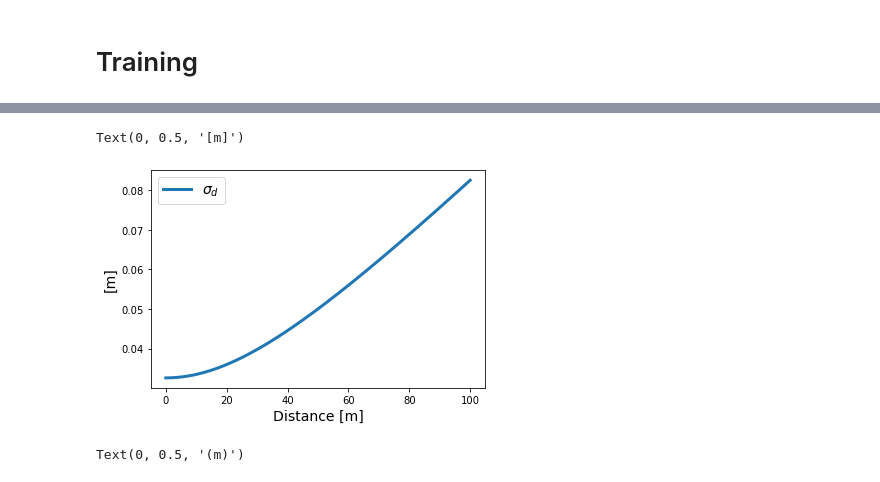
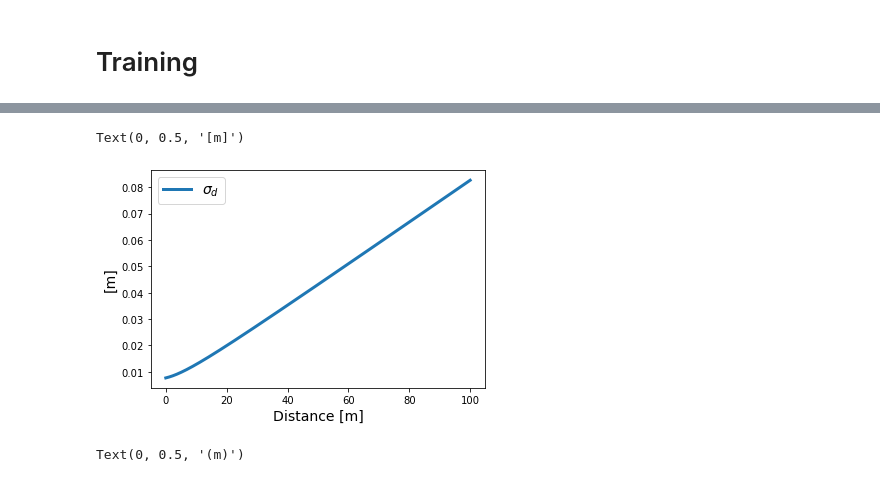
Before and after one commit to YueYao-bot/Waymo_Motion_Analyse, a Jupyter notebook: agt_traj_analyse.ipynb, the cells around one changed output, grey strips where cells are left out. Cells and saved outputs as stored; diff of their text form; code cells hidden in the pictures.

```diff
--- a/agt_traj_analyse.ipynb
+++ b/agt_traj_analyse.ipynb
@@ -282,8 +283,8 @@ print(times.shape, agt_traj.shape, d_norm.shape, theta.shape, R_ego_to_map.shape
 # %% [markdown]
 # Training
 # %%
-def build_mvn(alpha, beta_d, beta_theta, phi_t, phi_d, d_norm, theta, R, num_points):
-    def mvn_agt(alpha, beta_d, beta_theta, phi_t, phi_d, d_norm, theta, R):
+def build_mvn(alpha, beta_d, beta_theta, beta_const, phi_t, phi_d, d_norm, theta, R, num_points):
+    def mvn_agt(alpha, beta_d, beta_theta, beta_const, phi_t, phi_d, d_norm, theta, R):
         var_d = tf.squeeze(phi_d @ tf.math.softplus(beta_d))
         var_theta =  tf.math.softplus(beta_theta)
 
@@ -295,19 +296,20 @@ def build_mvn(alpha, beta_d, beta_theta, phi_t, phi_d, d_norm, theta, R, num_poi
         b_lon_lat_by_diag = tf.experimental.numpy.kron(by_eye, tf.linalg.diag(var_lon_lat))
 
         b_lon_lat_diag = tf.linalg.diag(tf.concat([var_lon_lon, var_lat_lat], axis = 1))
-        b_lon_lat = b_lon_lat_diag + b_lon_lat_by_diag
+        b_diag_const = tf.eye((2* num_points), dtype=tf.float64) * tf.math.softplus(beta_const)
+        b_lon_lat = b_lon_lat_diag + b_lon_lat_by_diag + b_diag_const
 
-        cov = R @ b_lon_lat @ tf.transpose(R, perm=[0, 2, 1]) + (phi_t @ alpha )  @ (tf.transpose(phi_t @ alpha, perm=[0, 2, 1]))# + tf.eye(2*num_points, dtype=tf.float64) * 1e-4
+        cov = R @ b_lon_lat @ tf.transpose(R, perm=[0, 2, 1]) + (phi_t @ alpha )  @ (tf.transpose(phi_t @ alpha, perm=[0, 2, 1]))
 
         return tfd.MultivariateNormalTriL(loc=tf.zeros((2* num_points), dtype = tf.float64), scale_tril=tf.linalg.cholesky(cov))
 
 
-    return tfp.experimental.util.DeferredModule(build_fn=mvn_agt, alpha=alpha, beta_d=beta_d, beta_theta=beta_theta,
+    return tfp.experimental.util.DeferredModule(build_fn=mvn_agt, alpha=alpha, beta_d=beta_d, beta_theta=beta_theta, beta_const = beta_const,
                                                 phi_t = phi_t, phi_d=phi_d, d_norm=d_norm, theta = theta, R=R)
 # %%
 def compute_AIC_BIC(nll, deg, num_points):
     # Compute bayesian information criterion
-    degree_of_freedom = 4 + (2*deg)*(2*(deg)+1) / 2
+    degree_of_freedom = 5 + (2*deg)*(2*(deg)+1) / 2
     bic_score = nll + 0.5 * np.log(num_points) * degree_of_freedom
 
     # Compute Akaike information criterion
@@ -315,9 +317,9 @@ def compute_AIC_BIC(nll, deg, num_points):
 
     return aic_score, bic_score
 # %%
-def train(alpha, beta_d, beta_theta, opti, data_loader, epochs = 100, model_losses = [], tf_summary_writer = None, verbose = False, early_stop = True):
+def train(alpha, beta_d, beta_theta, beta_const, opti, data_loader, epochs = 100, model_losses = [], tf_summary_writer = None, verbose = False, early_stop = True):
     best_alpha = None
-    best_beta_d, best_beta_theta = None, None
+    best_beta_d, best_beta_theta, best_beta_const = None, None, None
     best_epoch_loss = np.inf
     best_epoch = 0
     t_scale_factor = (num_points_in_one_traj-1) / 10 # The time duration of one trajectory
@@ -342,7 +344,7 @@ def train(alpha, beta_d, beta_theta, opti, data_loader, epochs = 100, model_loss
             theta_samples = tf.cast(theta_samples, dtype = tf.float64)
             agt_traj_samples = tf.cast(agt_traj_samples, dtype = tf.float64)
 
-            mvn_test = build_mvn(alpha=alpha, beta_d=beta_d, beta_theta=beta_theta, phi_t=phi_t_kron,
+            mvn_test = build_mvn(alpha=alpha, beta_d=beta_d, beta_theta=beta_theta, beta_const=beta_const, phi_t=phi_t_kron,
                                  phi_d=phi_d, d_norm = d_norm_samples, theta=theta_samples, R=R, num_points=num_points_in_one_traj)
 
             batch_loss = fit_distribution(mvn_test, agt_traj_samples, optimizer, epoch)
@@ -358,7 +360,7 @@ def train(alpha, beta_d, beta_theta, opti, data_loader, epochs = 100, model_loss
         if epoch_loss < best_epoch_loss:
             best_epoch_loss = epoch_loss
             best_epoch = epoch
-            best_alpha, best_beta_d, best_beta_theta = deepcopy(alpha), deepcopy(beta_d), deepcopy(beta_theta)
+            best_alpha, best_beta_d, best_beta_theta,  best_beta_const= deepcopy(alpha), deepcopy(beta_d), deepcopy(beta_theta), deepcopy(beta_const)
 
         model_losses.append(epoch_loss)
 
@@ -381,7 +383,7 @@ def train(alpha, beta_d, beta_theta, opti, data_loader, epochs = 100, model_loss
             #print(np.diag(A_est))
             #print('Rank: ', np.linalg.matrix_rank(mvn_test.covariance()))
 
-    return best_epoch_loss, best_epoch, best_alpha, best_beta_d, best_beta_theta
+    return best_epoch_loss, best_epoch, best_alpha, best_beta_d, best_beta_theta, best_beta_const
 # %%
 losses = []
 best_losses = []
@@ -393,19 +395,19 @@ A_list, B_list = [], []
 lr_schedules_ser = []
 optimizers_ser = []
 t_scale_factor = (num_points_in_one_traj-1) / 10 # The time duration of one trajectory
-log_root_dir = 'logs/gradient_tape/agt_xy_polar' + str(num_points_in_one_traj) + ''
+log_root_dir = 'logs/gradient_tape/agt_xy_polar_plus_const_' + str(num_points_in_one_traj) + ''
 nan_batches = []
 degrees = np.linspace(1, 8, 8, dtype=np.int16) # analyse polynomial from degree 1 to 8
-#degrees = [8]
+#degrees = [7]
 for i_d, deg in enumerate(degrees):
     print('Trainig deg ',deg)
     model_losses = []
     boundaries = [dataProcessor.loaded_dataset.__len__().numpy()*30]
 
-    values = [0.005, 0.001]
+    values = [0.005, 0.005]
 
     lr_schedule = tf.keras.optimizers.schedules.PiecewiseConstantDecay(boundaries, values)
-    optimizer = tf.keras.optimizers.Adam(learning_rate=lr_schedule)
+    optimizer = tf.keras.optimizers.Adam(learning_rate=lr)
 
     lr_schedules_ser.append(tf.keras.optimizers.schedules.serialize(lr_schedule))
     optimizers_ser.append(tf.keras.optimizers.serialize(optimizer))
@@ -413,11 +415,12 @@ for i_d, deg in enumerate(degrees):
     A = tf.Variable(np.random.randn(2*(deg), 2*(deg))*1e-1, dtype=tf.float64, name='alpha') # Model uncertainty
     B_d = tf.Variable(np.random.randn(3, 1), dtype=tf.float64, name='beta_d')
     B_theta = tf.Variable(np.random.randn(1), dtype=tf.float64, name='beta_theta')
+    B_const =  tf.Variable(np.random.randn(1), dtype=tf.float64, name='beta_const')
 
     train_log_dir = log_root_dir + '/deg_' + str(deg)
     train_summary_writer = tf.summary.create_file_writer(train_log_dir)
 
-    best_epoch_loss, best_epoch, best_alpha, best_beta_d, best_beta_theta = train(alpha=A, beta_d=B_d, beta_theta=B_theta, opti=optimizer,
+    best_epoch_loss, best_epoch, best_alpha, best_beta_d, best_beta_theta, best_beta_const = train(alpha=A, beta_d=B_d, beta_theta=B_theta, beta_const = B_const, opti=optimizer,
                                                      epochs = EPOCHS, data_loader=dataProcessor.loaded_dataset, model_losses = model_losses, tf_summary_writer = train_summary_writer, verbose = True, early_stop=False)
 
     # Add loss
@@ -436,12 +439,12 @@ for i_d, deg in enumerate(degrees):
     # Compute the model uncertainty, A_unscaled = np.linalg.inv(scale_mat) @ A_scaled
     A_scale_mat = polyBasisScale(t_scale_factor, deg)
     A_scale_mat = A_scale_mat[1:, 1:]
-    A_est = np.linalg.inv(np.kron(np.eye(2), A_scale_mat)) @ A.numpy()
+    A_est = np.linalg.inv(np.kron(np.eye(2), A_scale_mat)) @ best_alpha.numpy()
     A_est = A_est @ A_est.T
     A_list.append(A_est)
 
-    # Compute the observation uncertainty, B_cov = tf.eye(num_points_in_one_traj) * tf.math.softplus(B)
-    B_est = {'B_d': (tf.math.softplus(B_d)).numpy(), 'B_theta': (tf.math.softplus(B_theta)).numpy()}
+    # Compute the observation uncertainty,
+    B_est = {'B_d': (tf.math.softplus(best_beta_d)).numpy(), 'B_theta': (tf.math.softplus(best_beta_theta)).numpy(),'B_const': (tf.math.softplus(best_beta_const)).numpy()}
     B_list.append(B_est)
     print(deg, model_losses[-1], bic_score, aic_score)
 # %% [output]
@@ -469,21 +510,21 @@ with open(log_root_dir + '/' + 'optimizers' + '.json', "w") as write_file:
 # %%
 fig, ax = plt.subplots()
 d = np.linspace(0, 100, 1000)
 theta = 0
 sigmas_d = []
 
 #wd = (tf.math.softplus(B_d)).numpy()
-wd = (result['best_bic_B']['B_d'])
+wd = (result['best_aic_B']['B_d'])
 for d_i in d:
     sigma = np.sqrt(wd[0] + wd[1]*d_i + wd[2]* (d_i**2))
     sigmas_d.append(sigma)
 ax.plot(d, sigmas_d, label = '${\sigma}_{d}$', linewidth = 3)
 ax.legend(fontsize=14)
 ax.set_xlabel("Distance [m]", fontsize=14)
 ax.set_ylabel("[m]", fontsize=14)
 # %% [output]
 Text(0, 0.5, '[m]')
-[figure, old version]
+[figure, new version]
 # %%
 fig, ax = plt.subplots()
 d = np.linspace(0, 100, 1000)
```
Also changed, not shown: parts of 11 cells of this notebook, 3 other files.
